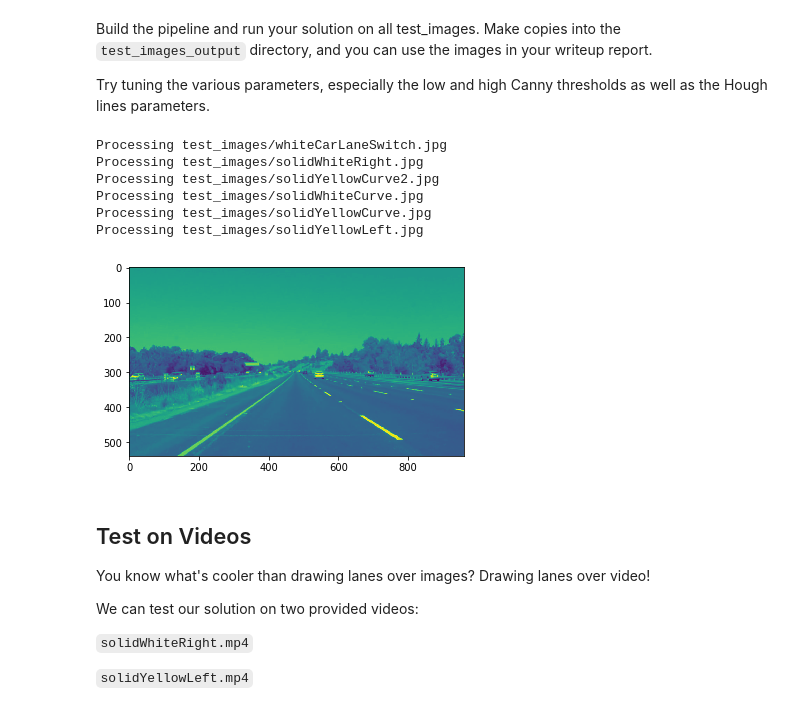
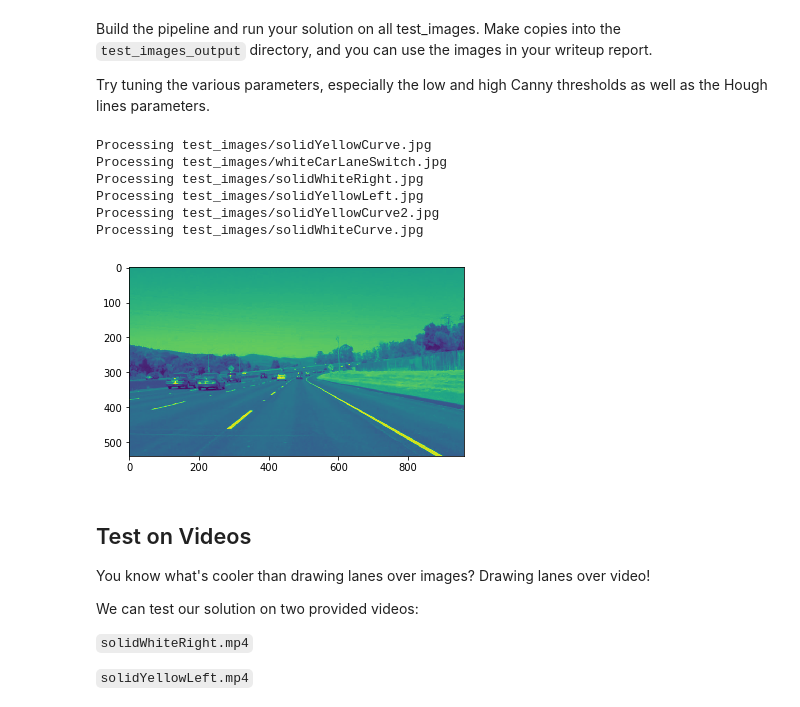
Before and after one commit to sameerppatil/CarND-Lane-Finding, a Jupyter notebook: P1.ipynb, the cells around one changed output. Saved outputs shown, nothing was run; the diff lists cells and outputs as text; code cells hidden in the pictures.

```diff
--- a/P1.ipynb
+++ b/P1.ipynb
@@ -195,37 +195,47 @@ Try tuning the various parameters, especially the low and high Canny thresholds
 # %%
 # TODO: Build your pipeline that will draw lane lines on the test_images
 # then save them to the test_images directory.
 # This pipeline is highly based on snippet code shared in lectures
 
 import matplotlib.pyplot as plt
 import matplotlib.image as mpimg
 import numpy as np
 import cv2
 
-# Read in and grayscale the image
-for each_inp in test_images:
-    each_inp = "test_images/" + each_inp
-    print ("Processing " + each_inp)
-    each_img = mpimg.imread(each_inp)
+
+def process_individual_frame(image):
+    each_img = mpimg.imread(image)
     each_gray = grayscale(each_img)
     plt.imshow(each_gray)
 
     # Define a kernel size and apply Gaussian smoothing
     kernel_size = 5
     each_blur_gray = gaussian_blur(each_gray,kernel_size)
 
     # Define our parameters for Canny and apply
     low_threshold = 50
     high_threshold = 150
     edges = canny(each_blur_gray, low_threshold, high_threshold)
+
+
+
+    #TODO: Change the return value
+    return image
+
+test_images = os.listdir("test_images/")
+
+for each_inp in test_images:
+    each_inp = "test_images/" + each_inp
+    print ("Processing " + each_inp)
+    process_individual_frame(each_inp)
 # %% [output]
+Processing test_images/solidYellowCurve.jpg
 Processing test_images/whiteCarLaneSwitch.jpg
 Processing test_images/solidWhiteRight.jpg
+Processing test_images/solidYellowLeft.jpg
 Processing test_images/solidYellowCurve2.jpg
 Processing test_images/solidWhiteCurve.jpg
-Processing test_images/solidYellowCurve.jpg
-Processing test_images/solidYellowLeft.jpg
-[figure, old version]
+[figure, new version]
 # %% [markdown]
 ## Test on Videos
 
```
Also changed, not shown: parts of 3 cells of this notebook.
